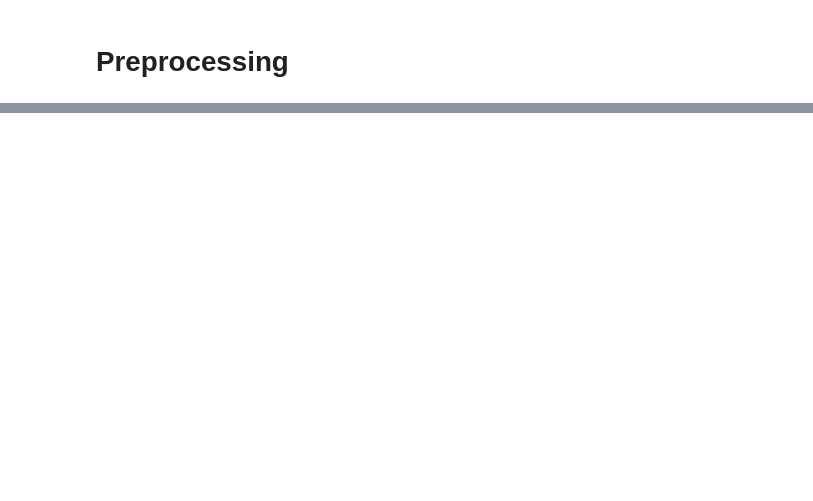
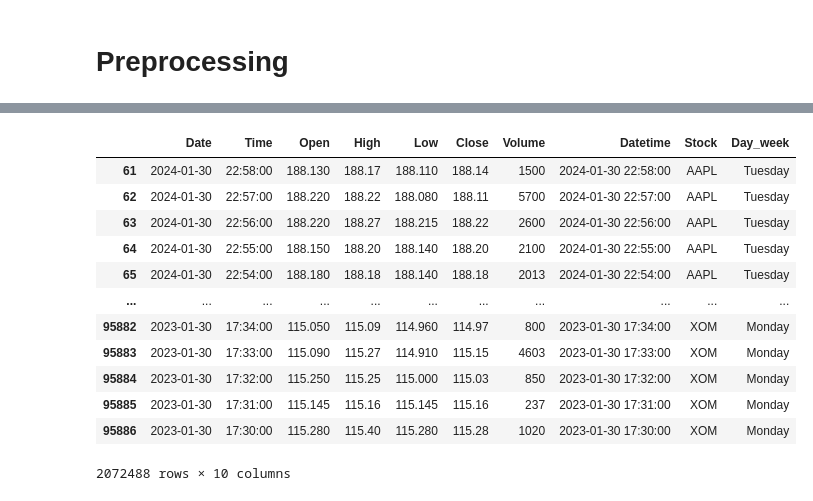
Before and after one commit to petrsokerin/Stock_Embedding, a Jupyter notebook: notebooks/TS2Vec.ipynb, the cells around one changed output, grey strips where cells are left out. Saved outputs shown, nothing was run; the diff lists cells and outputs as text; code cells hidden in the pictures; blank space fills up the shorter version.

```diff
--- a/notebooks/TS2Vec.ipynb
+++ b/notebooks/TS2Vec.ipynb
@@ -268,0 +95,18 @@ Epoch #14: loss=99.87868529099684
+# %%
+df = read_data('data/all_tickers.csv')
+df_best = df.query("Stock in @best_stocks")
+df_best
+# %% [output]
+|  | Date | Time | Open | High | Low | Close | Volume | Datetime | Stock | Day_week |
+| 61 | 2024-01-30 | 22:58:00 | 188.130 | 188.17 | 188.110 | 188.14 | 1500 | 2024-01-30 22:58:00 | AAPL | Tuesday |
+| 62 | 2024-01-30 | 22:57:00 | 188.220 | 188.22 | 188.080 | 188.11 | 5700 | 2024-01-30 22:57:00 | AAPL | Tuesday |
+| 63 | 2024-01-30 | 22:56:00 | 188.220 | 188.27 | 188.215 | 188.22 | 2600 | 2024-01-30 22:56:00 | AAPL | Tuesday |
+| 64 | 2024-01-30 | 22:55:00 | 188.150 | 188.20 | 188.140 | 188.20 | 2100 | 2024-01-30 22:55:00 | AAPL | Tuesday |
+| 65 | 2024-01-30 | 22:54:00 | 188.180 | 188.18 | 188.140 | 188.18 | 2013 | 2024-01-30 22:54:00 | AAPL | Tuesday |
+| ... | ... | ... | ... | ... | ... | ... | ... | ... | ... | ... |
+| 95882 | 2023-01-30 | 17:34:00 | 115.050 | 115.09 | 114.960 | 114.97 | 800 | 2023-01-30 17:34:00 | XOM | Monday |
+| 95883 | 2023-01-30 | 17:33:00 | 115.090 | 115.27 | 114.910 | 115.15 | 4603 | 2023-01-30 17:33:00 | XOM | Monday |
+| 95884 | 2023-01-30 | 17:32:00 | 115.250 | 115.25 | 115.000 | 115.03 | 850 | 2023-01-30 17:32:00 | XOM | Monday |
+| 95885 | 2023-01-30 | 17:31:00 | 115.145 | 115.16 | 115.145 | 115.16 | 237 | 2023-01-30 17:31:00 | XOM | Monday |
+| 95886 | 2023-01-30 | 17:30:00 | 115.280 | 115.40 | 115.280 | 115.28 | 1020 | 2023-01-30 17:30:00 | XOM | Monday |
+2072488 rows × 10 columns
```
Also changed, not shown: parts of 47 cells of this notebook, 1 other file.
